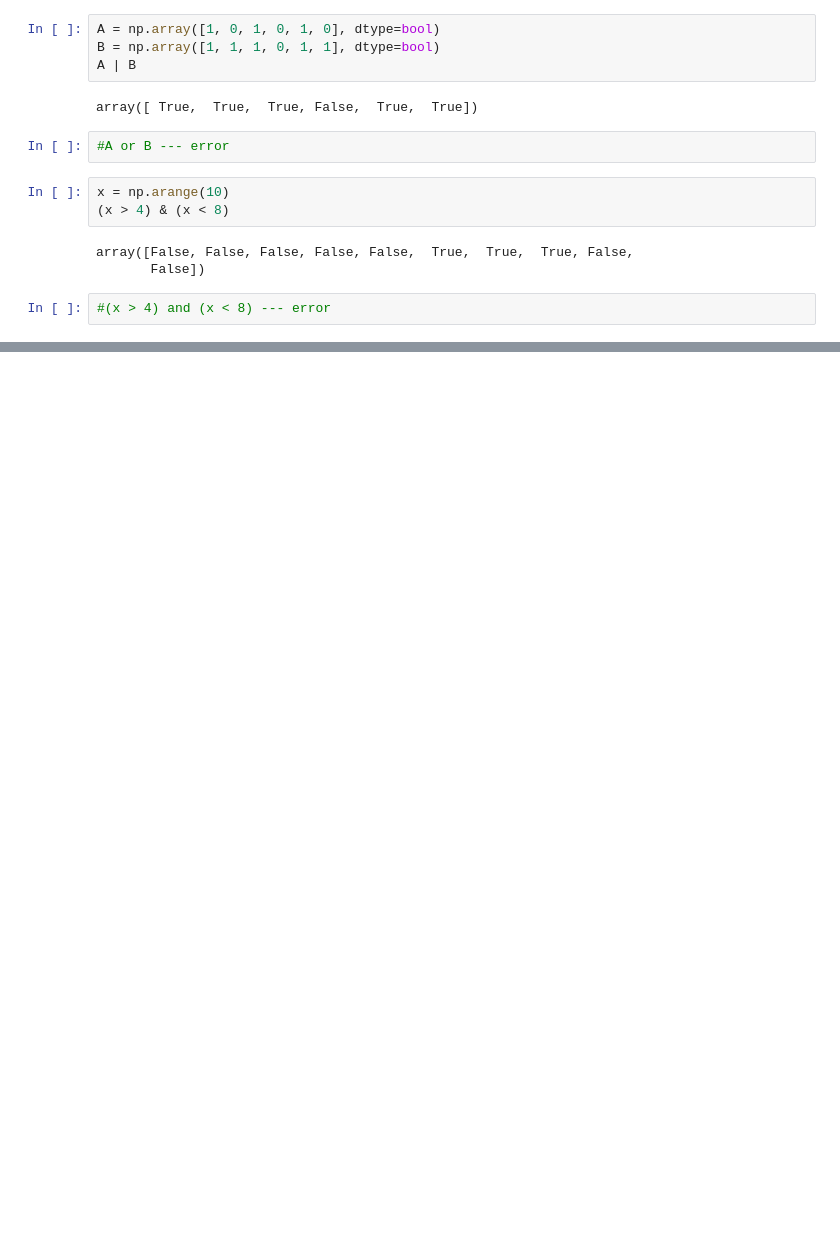
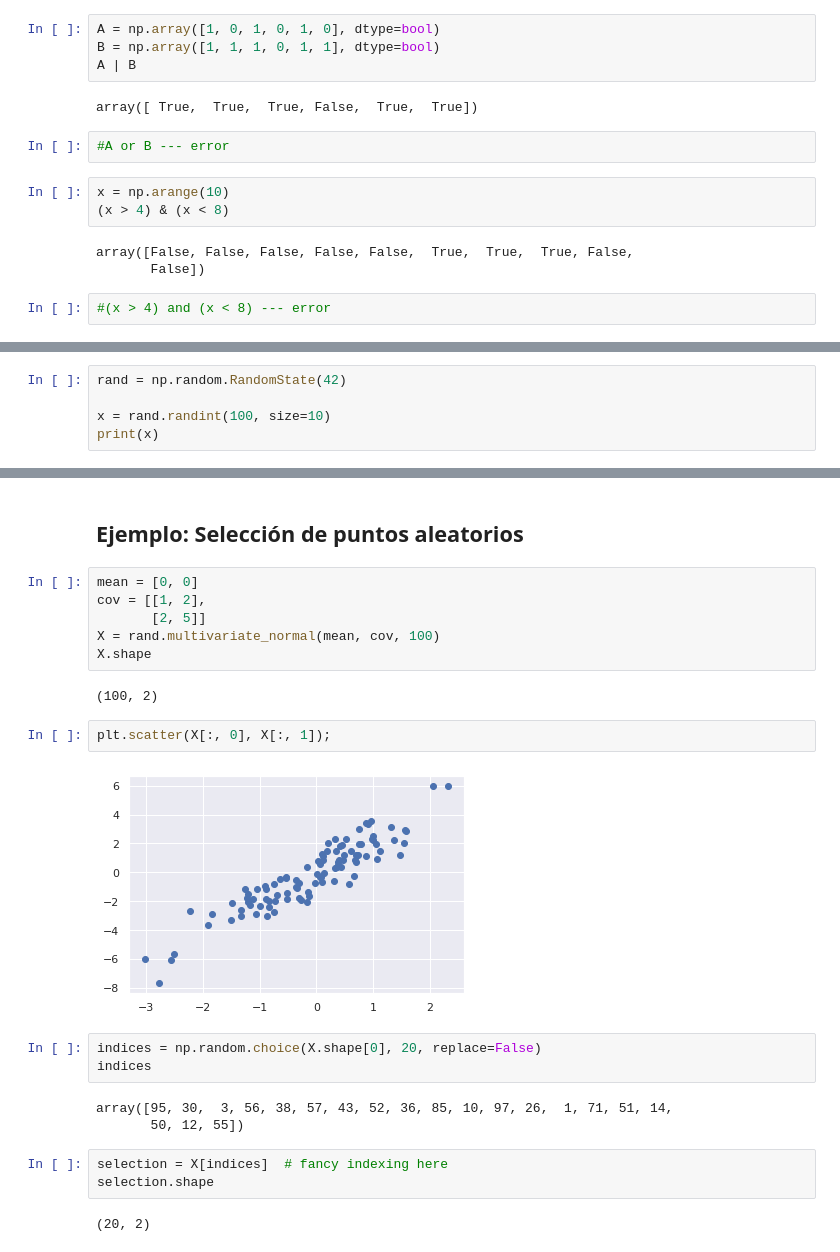
Before and after one commit to htapiagroup/introduccion-a-numpy-JosueJuarez, a Jupyter notebook: Introducción_a_Numpy.ipynb, the cells around one changed output, grey strips where cells are left out. Cells and saved outputs as stored; diff of their text form; blank space fills up the shorter version.

```diff
--- a/Introducción_a_Numpy.ipynb
+++ b/Introducción_a_Numpy.ipynb
@@ -1357,0 +1362,5 @@ array([False, False, False, False, False,  True,  True,  True, False,
+# %%
+rand = np.random.RandomState(42)
+
+x = rand.randint(100, size=10)
+print(x)
@@ -1357,0 +1434,25 @@ array([False, False, False, False, False,  True,  True,  True, False,
+# %% [markdown]
+## Ejemplo: Selección de puntos aleatorios
+# %%
+mean = [0, 0]
+cov = [[1, 2],
+       [2, 5]]
+X = rand.multivariate_normal(mean, cov, 100)
+X.shape
+# %% [output]
+(100, 2)
+# %%
+plt.scatter(X[:, 0], X[:, 1]);
+# %% [output]
+[figure, added]
+# %%
+indices = np.random.choice(X.shape[0], 20, replace=False)
+indices
+# %% [output]
+array([95, 30,  3, 56, 38, 57, 43, 52, 36, 85, 10, 97, 26,  1, 71, 51, 14,
+       50, 12, 55])
+# %%
+selection = X[indices]  # fancy indexing here
+selection.shape
+# %% [output]
+(20, 2)
```
Also changed, not shown: parts of 28 cells of this notebook.
